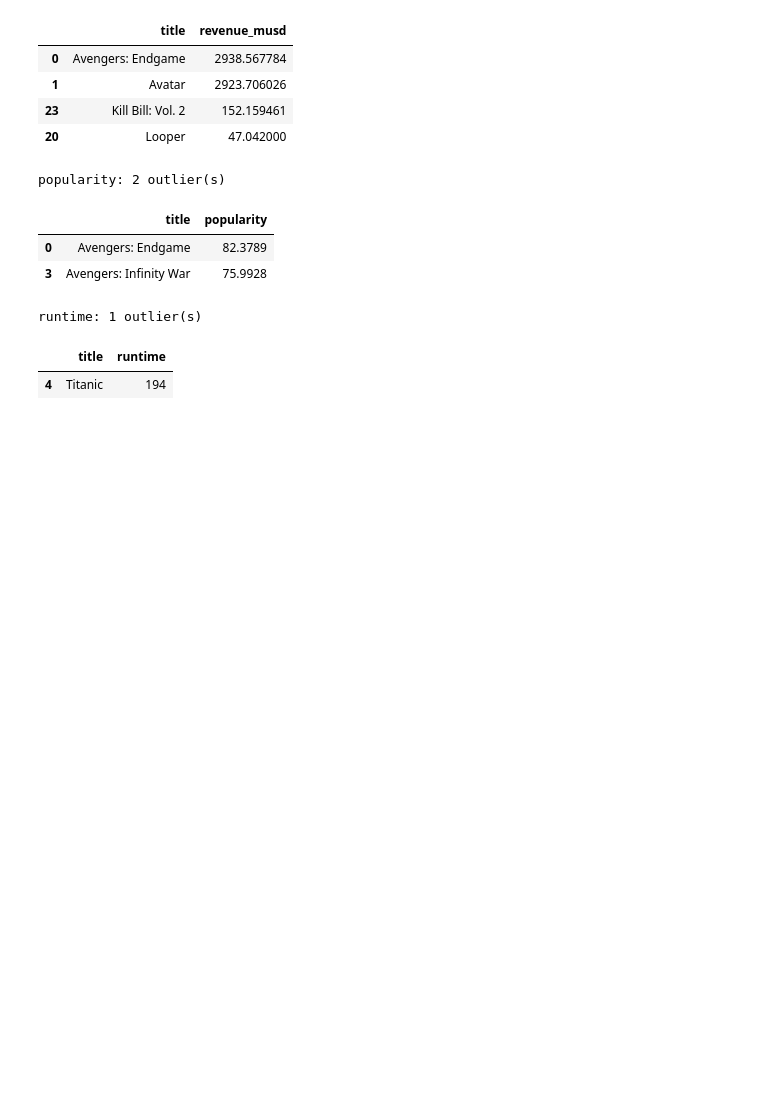
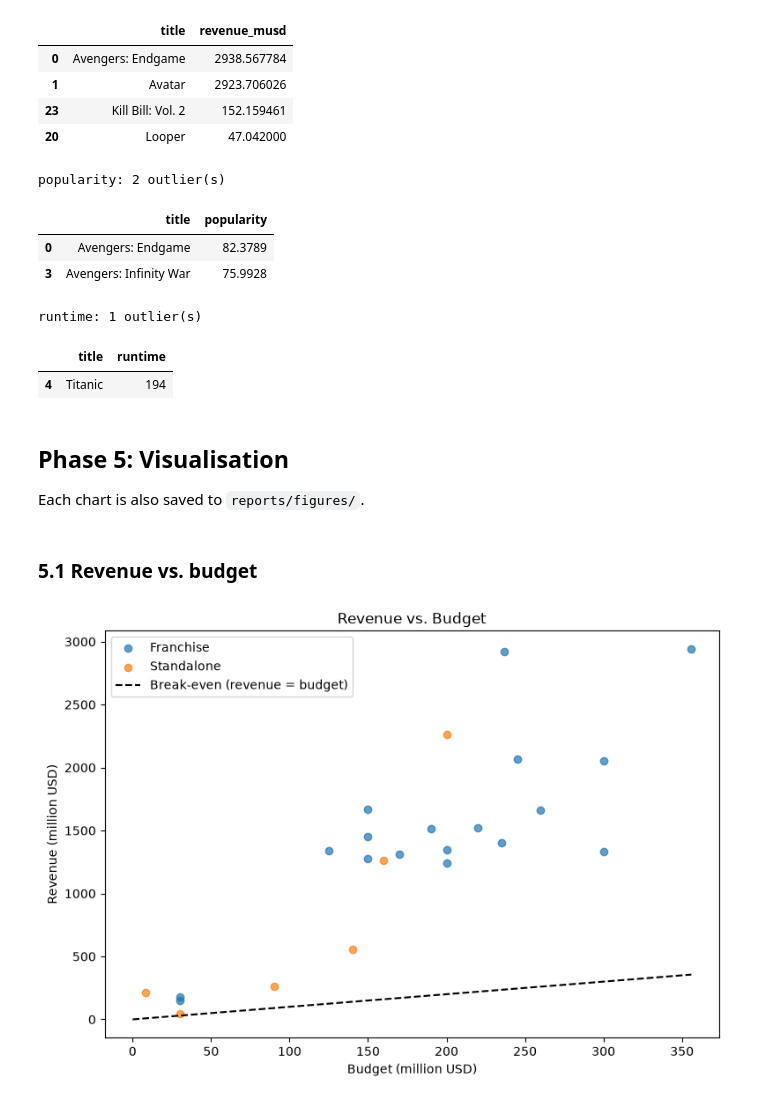
Before and after one commit to Dushimimanaprince/TMDB-Movie-Data-Analysis, a Jupyter notebook: notebooks/tmdb_analysis.ipynb, the cells around one changed output. Saved outputs shown, nothing was run; the diff lists cells and outputs as text; code cells hidden in the pictures; blank space fills up the shorter version.

Commit message:
feat: add the five required charts using matplotlib

```diff
--- a/notebooks/tmdb_analysis.ipynb
+++ b/notebooks/tmdb_analysis.ipynb
@@ -417,3 +425,7 @@ popularity: 2 outlier(s)
 runtime: 1 outlier(s)
 |  | title | runtime |
 | 4 | Titanic | 194 |
+# %% [markdown]
+## Phase 5: Visualisation
+
+Each chart is also saved to `reports/figures/`.
@@ -419,0 +434,7 @@ runtime: 1 outlier(s)
+# %% [markdown]
+### 5.1 Revenue vs. budget
+# %%
+fig = plot_revenue_vs_budget(df)
+fig.savefig(config.FIGURES_DIR / "1_revenue_vs_budget.png", dpi=150, bbox_inches="tight")
+# %% [output]
+[figure, added]
```
Also changed, not shown: parts of 15 cells of this notebook, 7 other files.
